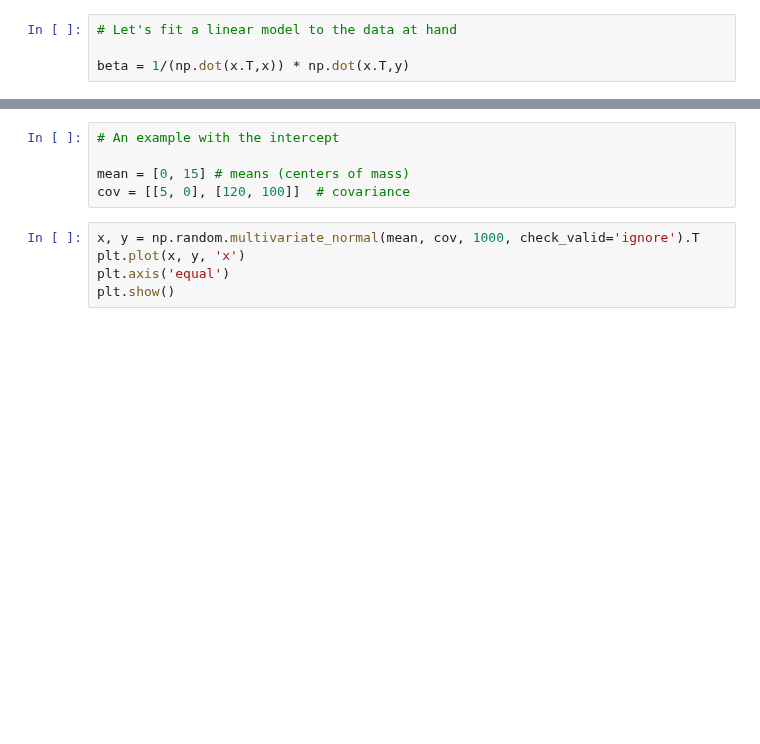
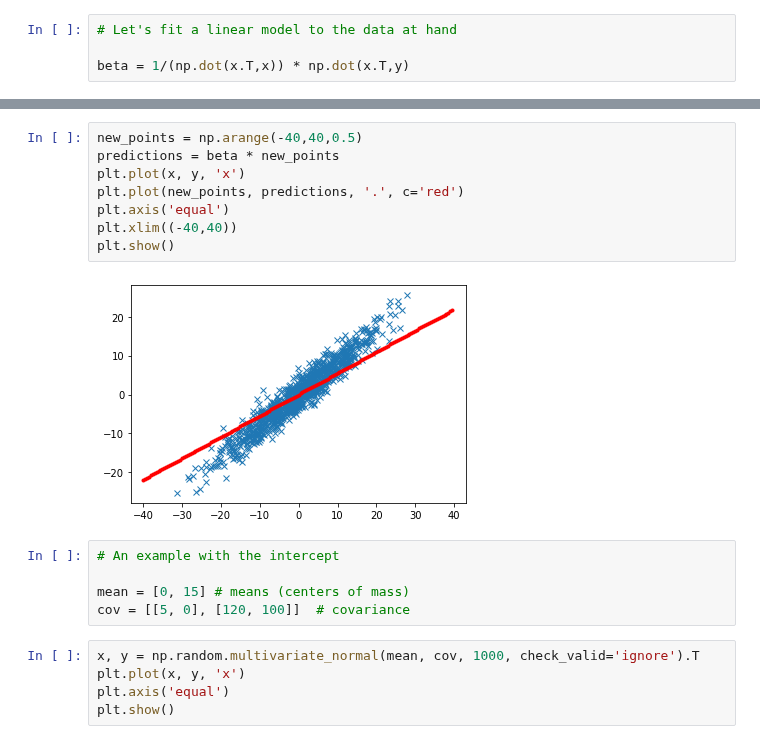
Before and after one commit to mromanello/ADA-DHOxSS, a Jupyter notebook: notebooks/5.1 Modelling.ipynb, the cells around one changed output, grey strips where cells are left out. Drawn from its saved outputs; the diff is of its cells as text; blank space fills up the shorter version.

```diff
--- a/notebooks/5.1 Modelling.ipynb
+++ b/notebooks/5.1 Modelling.ipynb
@@ -140,3 +153,13 @@ plt.show()
+# %%
+new_points = np.arange(-40,40,0.5)
+predictions = beta * new_points
+plt.plot(x, y, 'x')
+plt.plot(new_points, predictions, '.', c='red')
+plt.axis('equal')
+plt.xlim((-40,40))
+plt.show()
+# %% [output]
+[figure, added]
 # %%
 # An example with the intercept
 
```
Also changed, not shown: parts of 6 cells of this notebook, 1 other file.
